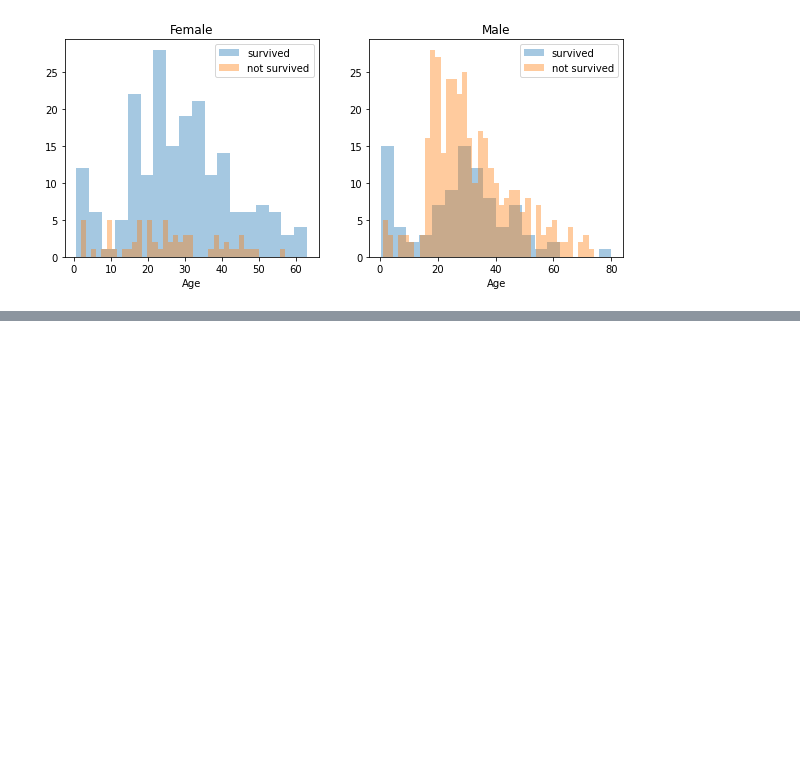
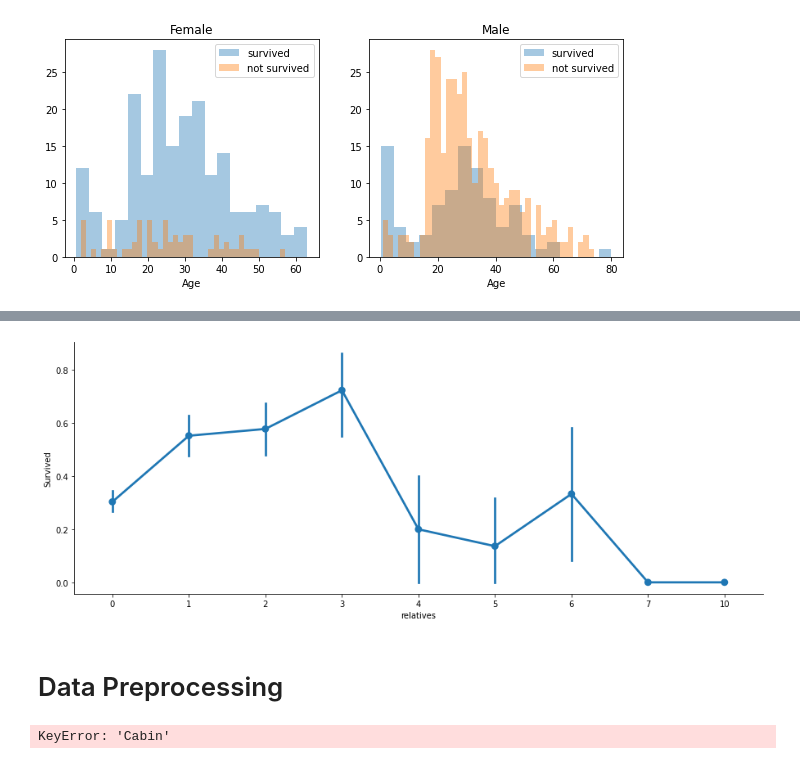
Before and after one commit to sheikhmunim/Titanic-Survival-Prediction-, a Jupyter notebook: Titanic Survival Predictions .ipynb, the cells around one changed output, grey strips where cells are left out. Saved outputs shown, nothing was run; the diff lists cells and outputs as text; code cells hidden in the pictures; blank space fills up the shorter version.

```diff
--- a/Titanic Survival Predictions .ipynb
+++ b/Titanic Survival Predictions .ipynb
@@ -115,0 +147,6 @@ Text(0.5, 1.0, 'Male')
+# %%
+axes = sns.factorplot('relatives','Survived',data=train_df,aspect = 2.5)
+# %% [output]
+[figure, added]
+# %% [markdown]
+# Data Preprocessing
@@ -115,0 +157,15 @@ Text(0.5, 1.0, 'Male')
+# %%
+deck = {"A": 1,"B":2,"C":3,"D":4,"E":5,"F":6,"G":7,"U":8}
+data = [train_df,test_df]
+for dataset in data:
+    dataset['Cabin']= dataset['Cabin'].fillna("U0")
+    dataset['Deck']=dataset['Cabin'].map(lambda x: re.compile("([a-zA-Z]+)").search(x).group())
+    dataset['Deck']=dataset['Deck'].map(deck)
+    dataset['Deck'] = dataset['Deck'].fillna(0)
+    dataset['Deck'] = dataset['Deck'].astype(int)
+
+
+    train_df = train_df.drop(['Cabin'],axis = 1)
+    test_df = test_df.drop(['Cabin'],axis = 1)
+# %% [output]
+KeyError: 'Cabin'
```
Also changed, not shown: parts of 7 cells of this notebook.
